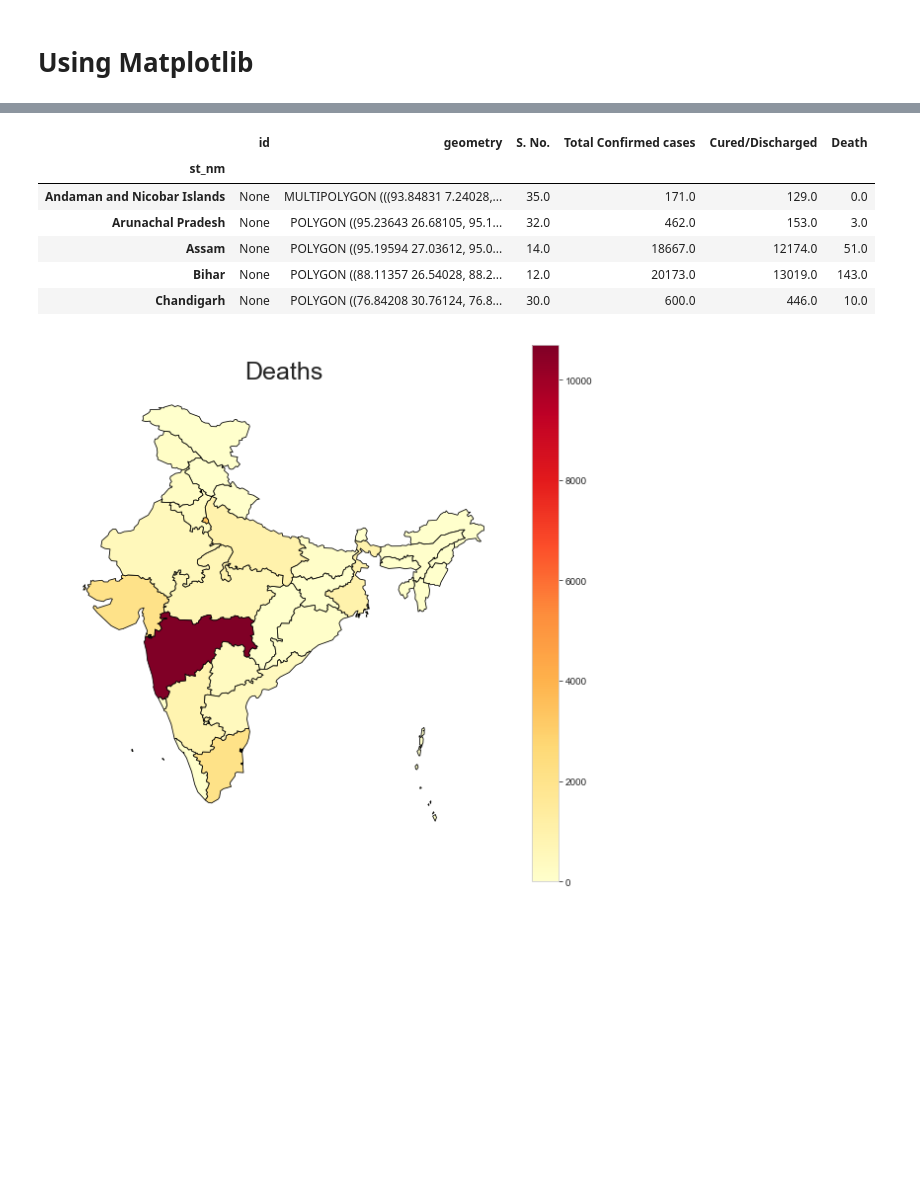
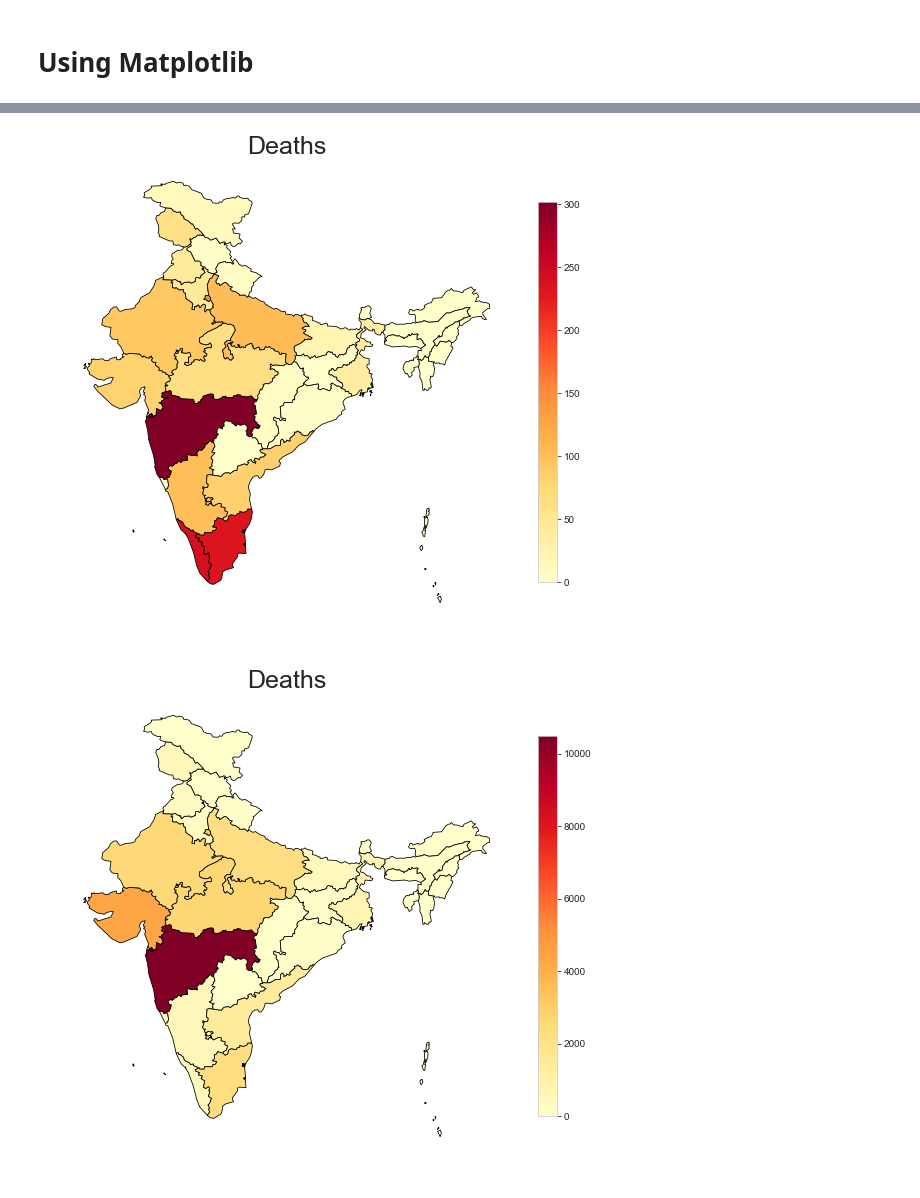
Before and after one commit to sydney-machine-learning/LSTM-COVID-19-India, a Jupyter notebook: Data/Data - Analysis - Covid in India.ipynb, the cells around one changed output, grey strips where cells are left out. Saved outputs shown, nothing was run; the diff lists cells and outputs as text; code cells hidden in the pictures; blank space fills up the shorter version.

```diff
--- a/Data/Data - Analysis - Covid in India.ipynb
+++ b/Data/Data - Analysis - Covid in India.ipynb
@@ -42,12 +26,0 @@ data_df.head()
-# %%
-#Merging the data
-merged = map_df.set_index('st_nm').join(data_df.set_index(' Name of State/ UT'))
-merged.head()
-# %% [output]
-|  | id | geometry | S. No. | Total Confirmed cases | Cured/Discharged | Death |
-| st_nm |  |  |  |  |  |  |
-| Andaman and Nicobar Islands | None | MULTIPOLYGON (((93.84831 7.24028,... | 35.0 | 171.0 | 129.0 | 0.0 |
-| Arunachal Pradesh | None | POLYGON ((95.23643 26.68105, 95.1... | 32.0 | 462.0 | 153.0 | 3.0 |
-| Assam | None | POLYGON ((95.19594 27.03612, 95.0... | 14.0 | 18667.0 | 12174.0 | 51.0 |
-| Bihar | None | POLYGON ((88.11357 26.54028, 88.2... | 12.0 | 20173.0 | 13019.0 | 143.0 |
-| Chandigarh | None | POLYGON ((76.84208 30.76124, 76.8... | 30.0 | 600.0 | 446.0 | 10.0 |
@@ -54,12 +30,41 @@ merged.head()
+# %%
+total_cases = pd.DataFrame()
+total_cured = pd.DataFrame()
+total_deaths = pd.DataFrame()
+# %%
+i=1
+for col in data.columns:
+    if i%4==1:total_cases[col]=data[col]
+    if i%4==3:total_cured[col]=data[col]
+    if i%4==0:total_deaths[col]=data[col]
+    i+=1
+# %%
+total_cases.drop(index=[np.NaN], axis=0, inplace=True)
+total_cured.drop(index=[np.NaN], axis=0, inplace=True)
+total_deaths.drop(index=[np.NaN], axis=0, inplace=True)
+total_cases = total_cases.astype(int)
+total_cured = total_cured.astype(int)
+total_deaths = total_deaths.astype(int)
 # %%
-# create figure and axes for Matplotlib and set the title
-fig, ax = plt.subplots(1, figsize=(10, 10))
-ax.axis('off')
-ax.set_title('Deaths', fontdict={'fontsize': '25', 'fontweight' : '10'})
+# Generates Total Cases Map
+dfm = total_cases.copy()
+dfm.drop(dfm.tail(1).index,inplace=True)
+for i in list(dfm):
 
-# plot the figure
-merged.plot(column='Death',cmap='YlOrRd', linewidth=0.8, ax=ax, edgecolor='0', legend=True,markersize=[39.739192, -104.990337])
-import matplotlib.pyplot as plt
-plt.savefig('Deaths.png', dpi=300, bbox_inches='tight')
+    if ((i[0]=='0'and i[1]=='1') or (i[0]=='1'and i[1]=='-')):
+        clmn = dfm.index
+        df = pd.DataFrame(clmn,columns=['Name of State/UN'])
+        df['total_cases'] = list(dfm[i])
+        merged = map_df.set_index('st_nm').join(df.set_index('Name of State/UN'))
+        merged.head()
+        fig, ax = plt.subplots(1, figsize=(10, 10))
+        ax.axis('off')
+        ax.set_title('Deaths', fontdict={'fontsize': '25', 'fontweight' : '10'})
+        dest = 'Images/total_cases/' + i + '.png'
+        # plot the figure
+        merged.plot(column='total_cases',cmap='YlOrRd', linewidth=0.8, ax=ax, edgecolor='0', legend=True,legend_kwds={'shrink': 0.7},markersize=[39.739192, -104.990337])
+        import matplotlib.pyplot as plt
+        plt.savefig(dest, dpi=300, bbox_inches='tight')
 # %% [output]
-[figure, old version]
+[figure, new version]
+[figure, added]
```
Also changed, not shown: parts of 17 cells of this notebook.
